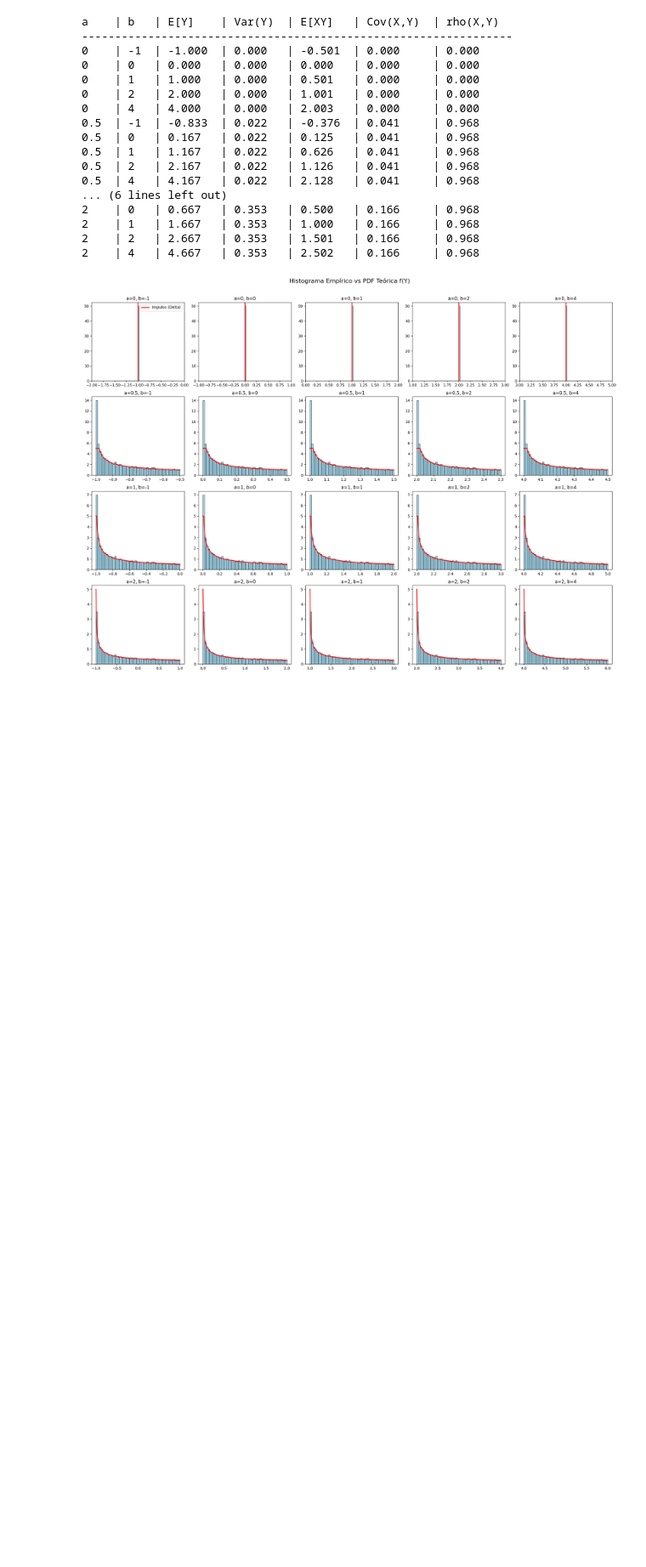
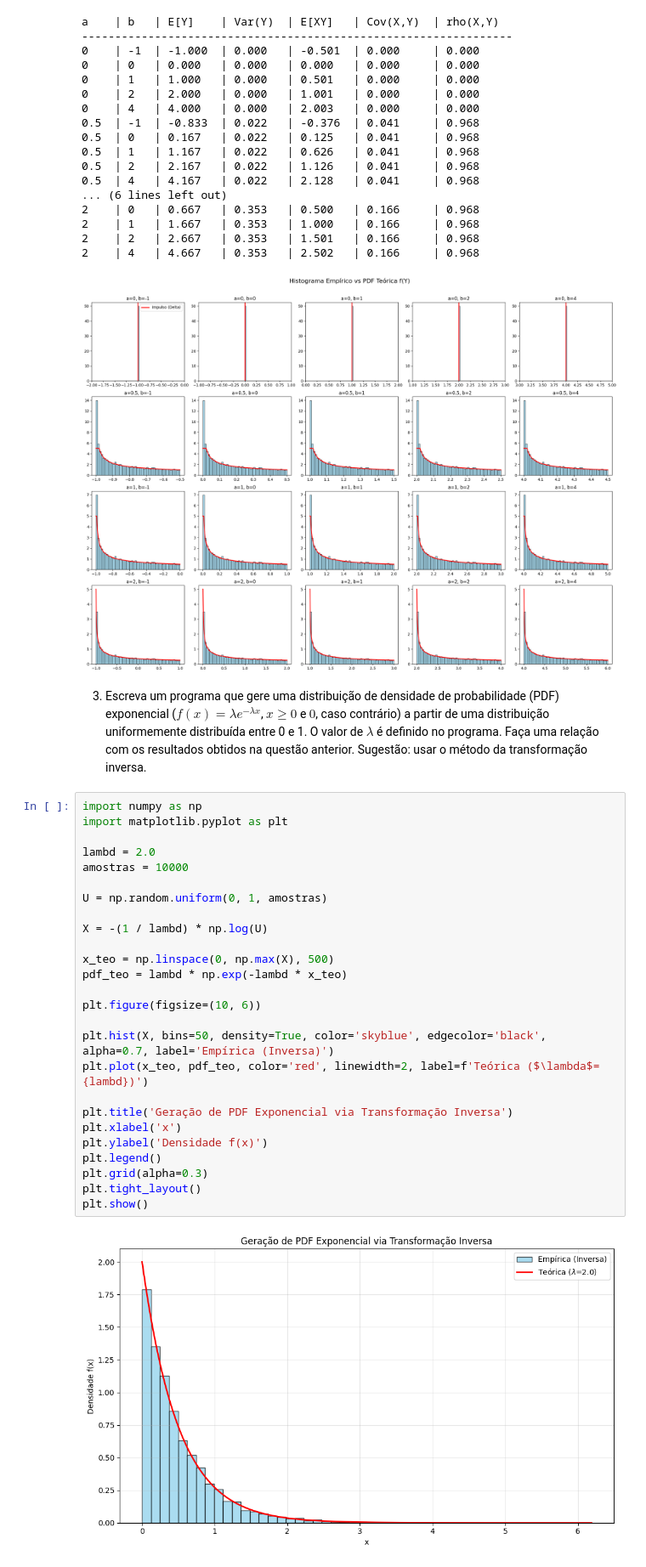
Before and after one commit to brunopaiva1/Aprendizado_nao_supervisionado, a Jupyter notebook: Lista1/Soma_Variaveis_Aleatorias.ipynb, the cells around one changed output. Shown at 85% size. Cells and saved outputs as stored; diff of their text form; blank space fills up the shorter version.

```diff
--- a/Lista1/Soma_Variaveis_Aleatorias.ipynb
+++ b/Lista1/Soma_Variaveis_Aleatorias.ipynb
@@ -162,3 +162,33 @@ a    | b   | E[Y]    | Var(Y)  | E[XY]   | Cov(X,Y)  | rho(X,Y)
 2    | 2   | 2.667   | 0.353   | 1.501   | 0.166     | 0.968
 2    | 4   | 4.667   | 0.353   | 2.502   | 0.166     | 0.968
 [figure]
+# %% [markdown]
+3) Escreva um programa que gere uma distribuição de densidade de probabilidade (PDF) exponencial ($f(x) = \lambda e^{-\lambda x}$, $x \ge 0$ e $0$, caso contrário) a partir de uma distribuição uniformemente distribuída entre 0 e 1. O valor de $\lambda$ é definido no programa. Faça uma relação com os resultados obtidos na questão anterior. Sugestão: usar o método da transformação inversa.
+# %%
+import numpy as np
+import matplotlib.pyplot as plt
+
+lambd = 2.0
+amostras = 10000
+
+U = np.random.uniform(0, 1, amostras)
+
+X = -(1 / lambd) * np.log(U)
+
+x_teo = np.linspace(0, np.max(X), 500)
+pdf_teo = lambd * np.exp(-lambd * x_teo)
+
+plt.figure(figsize=(10, 6))
+
+plt.hist(X, bins=50, density=True, color='skyblue', edgecolor='black', alpha=0.7, label='Empírica (Inversa)')
+plt.plot(x_teo, pdf_teo, color='red', linewidth=2, label=f'Teórica ($\lambda$={lambd})')
+
+plt.title('Geração de PDF Exponencial via Transformação Inversa')
+plt.xlabel('x')
+plt.ylabel('Densidade f(x)')
+plt.legend()
+plt.grid(alpha=0.3)
+plt.tight_layout()
+plt.show()
+# %% [output]
+[figure, added]
```
Also changed, not shown: parts of 4 cells of this notebook, 5 other files.
